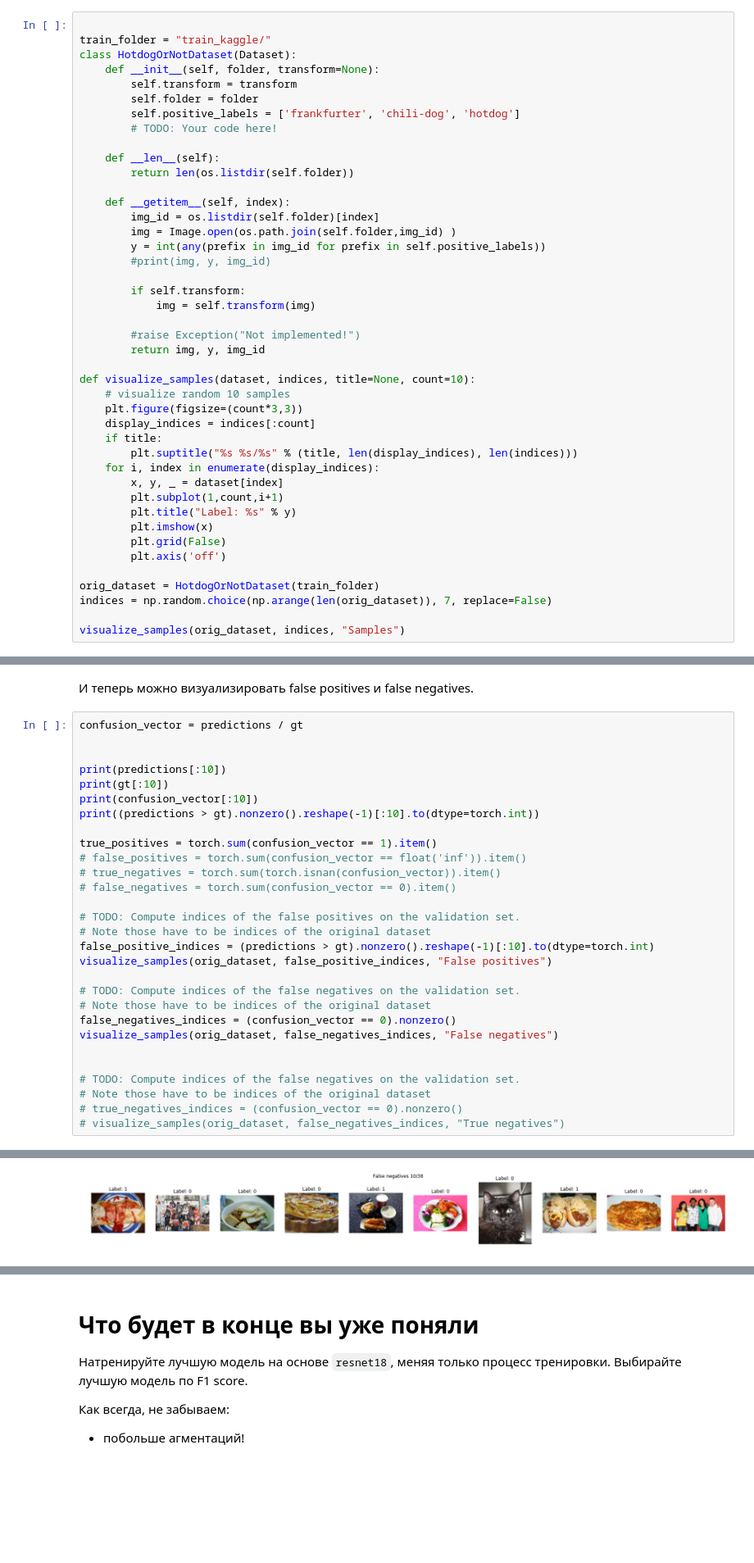
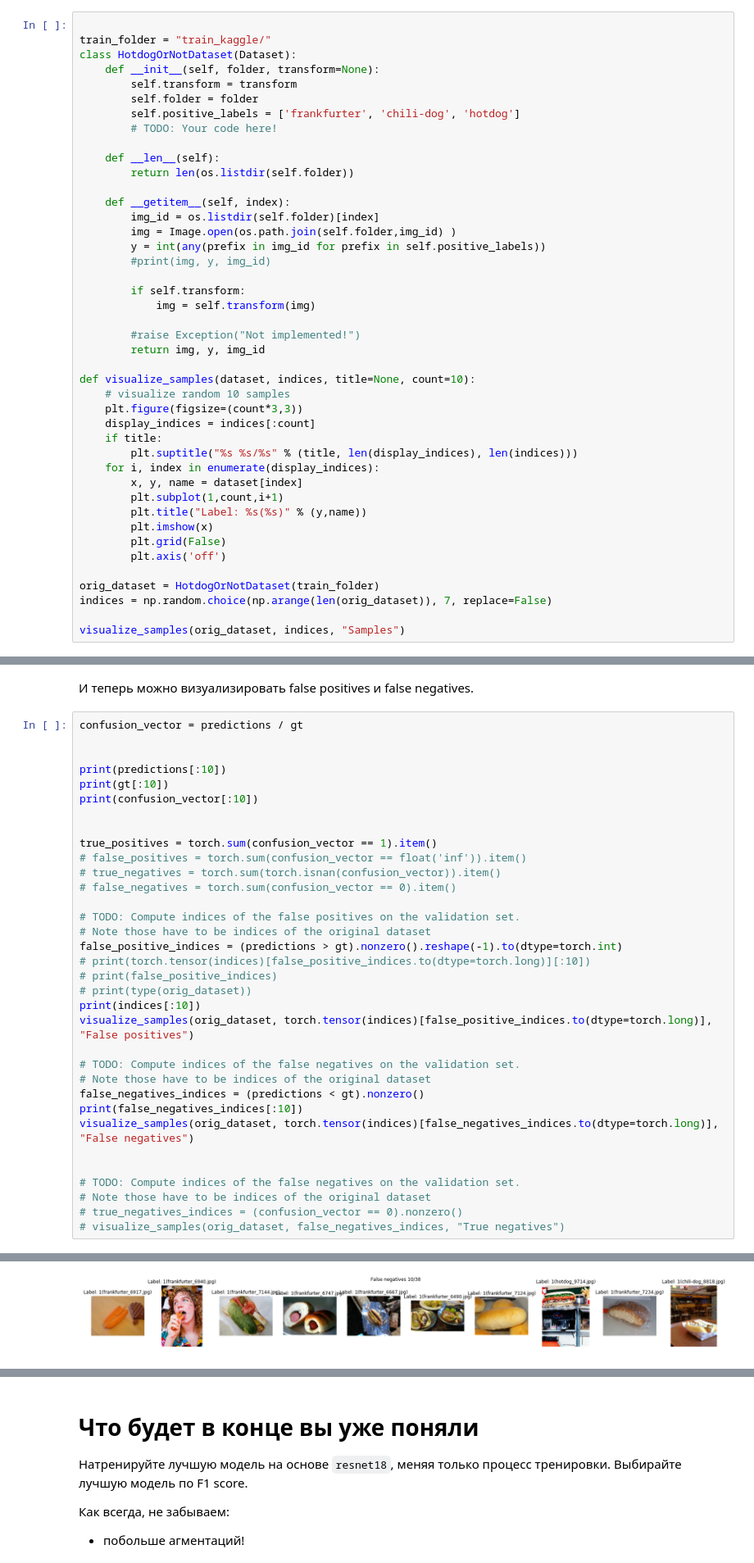
Before and after one commit to Farik/dlcourse_ai, a Jupyter notebook: assignments/assignment4/HotdogOrNot.ipynb, the cells around one changed output, grey strips where cells are left out. Shown at 82% size. Cells and saved outputs as stored; diff of their text form; blank space fills up the shorter version.

```diff
--- a/assignments/assignment4/HotdogOrNot.ipynb
+++ b/assignments/assignment4/HotdogOrNot.ipynb
@@ -128,9 +128,9 @@ def visualize_samples(dataset, indices, title=None, count=10):
     if title:
         plt.suptitle("%s %s/%s" % (title, len(display_indices), len(indices)))
     for i, index in enumerate(display_indices):
-        x, y, _ = dataset[index]
+        x, y, name = dataset[index]
         plt.subplot(1,count,i+1)
-        plt.title("Label: %s" % y)
+        plt.title("Label: %s(%s)" % (y,name))
         plt.imshow(x)
         plt.grid(False)
         plt.axis('off')
@@ -531,7 +532,7 @@ confusion_vector = predictions / gt
 print(predictions[:10])
 print(gt[:10])
 print(confusion_vector[:10])
-print((predictions > gt).nonzero().reshape(-1)[:10].to(dtype=torch.int))
+
 
 true_positives = torch.sum(confusion_vector == 1).item()
 # false_positives = torch.sum(confusion_vector == float('inf')).item()
@@ -540,13 +541,18 @@ true_positives = torch.sum(confusion_vector == 1).item()
 
 # TODO: Compute indices of the false positives on the validation set.
 # Note those have to be indices of the original dataset
-false_positive_indices = (predictions > gt).nonzero().reshape(-1)[:10].to(dtype=torch.int)
-visualize_samples(orig_dataset, false_positive_indices, "False positives")
+false_positive_indices = (predictions > gt).nonzero().reshape(-1).to(dtype=torch.int)
+# print(torch.tensor(indices)[false_positive_indices.to(dtype=torch.long)][:10])
+# print(false_positive_indices)
+# print(type(orig_dataset))
+print(indices[:10])
+visualize_samples(orig_dataset, torch.tensor(indices)[false_positive_indices.to(dtype=torch.long)], "False positives")
 
 # TODO: Compute indices of the false negatives on the validation set.
 # Note those have to be indices of the original dataset
-false_negatives_indices = (confusion_vector == 0).nonzero()
-visualize_samples(orig_dataset, false_negatives_indices, "False negatives")
+false_negatives_indices = (predictions < gt).nonzero()
+print(false_negatives_indices[:10])
+visualize_samples(orig_dataset, torch.tensor(indices)[false_negatives_indices.to(dtype=torch.long)], "False negatives")
 
 
 # TODO: Compute indices of the false negatives on the validation set.
@@ -564,4 +579,4 @@ tensor([  8,  82, 109, 192, 215, 252, 272, 274, 325, 397], device='cuda:0',
-[figure, old version]
+[figure, new version]
 # %%
 import sklearn.metrics as metrics
 def binary_classification_metrics(prediction, ground_truth):
```
Also changed, not shown: parts of 8 cells of this notebook.
